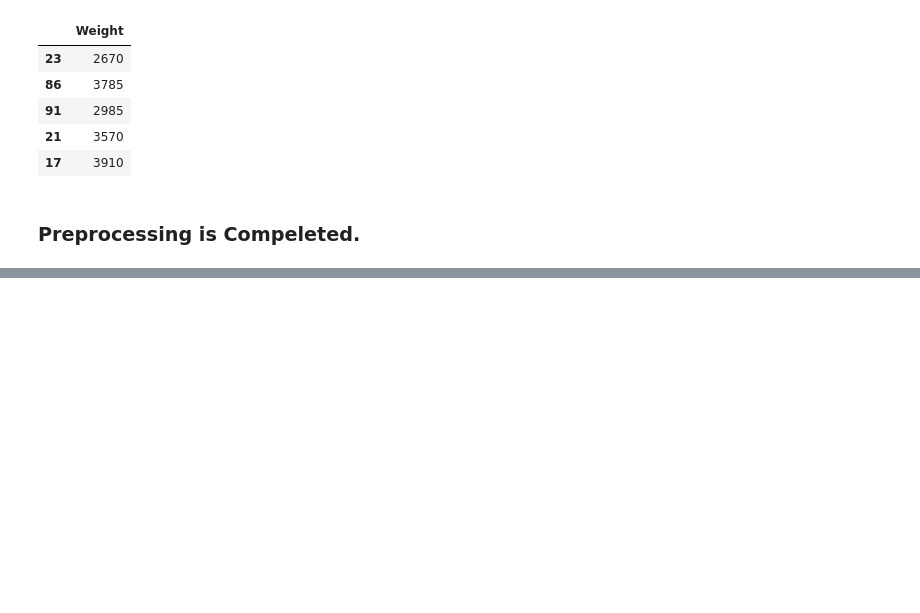
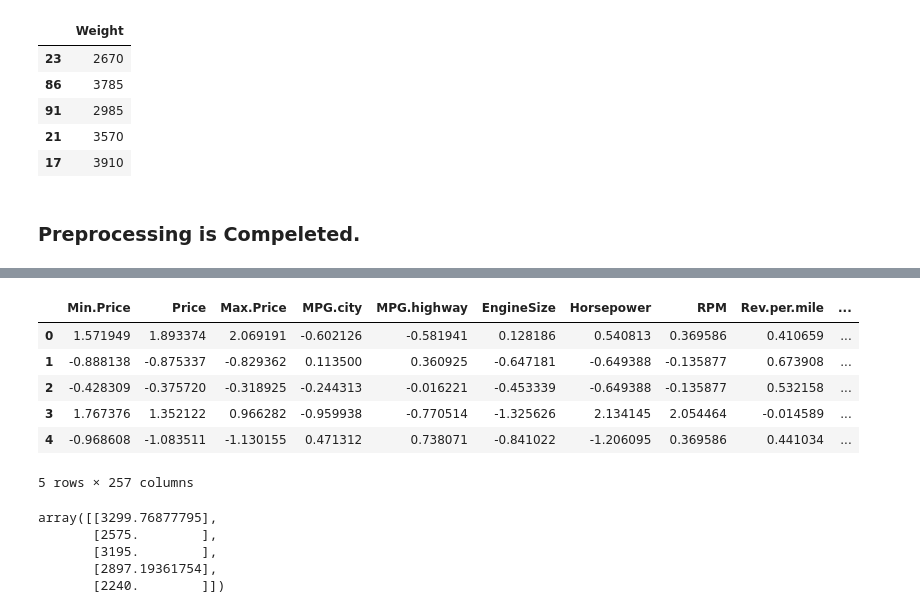
Before and after one commit to praxxyy14/Machine-Learning, a Jupyter notebook: Manual Preprocessing/pre.ipynb, the cells around one changed output, grey strips where cells are left out. Saved outputs shown, nothing was run; the diff lists cells and outputs as text; code cells hidden in the pictures; blank space fills up the shorter version.

```diff
--- a/Manual Preprocessing/pre.ipynb
+++ b/Manual Preprocessing/pre.ipynb
@@ -476,0 +699,3 @@ ytest.head()
+# %%
+xnew_cat_pre = ohe.transform(xnew_cat)
+xnew_cat_pre
@@ -476,0 +710,20 @@ ytest.head()
+# %%
+xnew_pre = xnew_con_pre.join(xnew_cat_pre)
+xnew_pre
+# %% [output]
+|  | Min.Price | Price | Max.Price | MPG.city | MPG.highway | EngineSize | Horsepower | RPM | Rev.per.mile | ... |
+| 0 | 1.571949 | 1.893374 | 2.069191 | -0.602126 | -0.581941 | 0.128186 | 0.540813 | 0.369586 | 0.410659 | ... |
+| 1 | -0.888138 | -0.875337 | -0.829362 | 0.113500 | 0.360925 | -0.647181 | -0.649388 | -0.135877 | 0.673908 | ... |
+| 2 | -0.428309 | -0.375720 | -0.318925 | -0.244313 | -0.016221 | -0.453339 | -0.649388 | -0.135877 | 0.532158 | ... |
+| 3 | 1.767376 | 1.352122 | 0.966282 | -0.959938 | -0.770514 | -1.325626 | 2.134145 | 2.054464 | -0.014589 | ... |
+| 4 | -0.968608 | -1.083511 | -1.130155 | 0.471312 | 0.738071 | -0.841022 | -1.206095 | 0.369586 | 0.441034 | ... |
+5 rows × 257 columns
+# %%
+preds = model.predict(xnew_pre)
+preds
+# %% [output]
+array([[3299.76877795],
+       [2575.        ],
+       [3195.        ],
+       [2897.19361754],
+       [2240.        ]])
```
Also changed, not shown: parts of 32 cells of this notebook.
